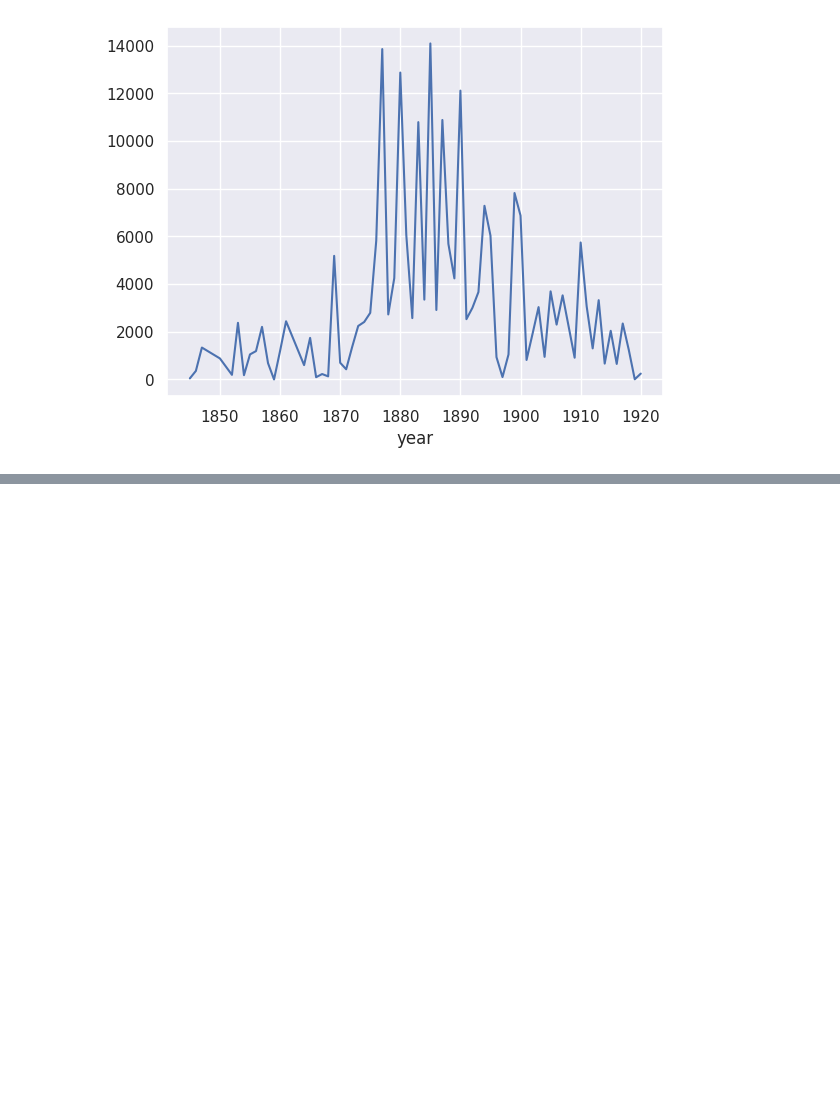
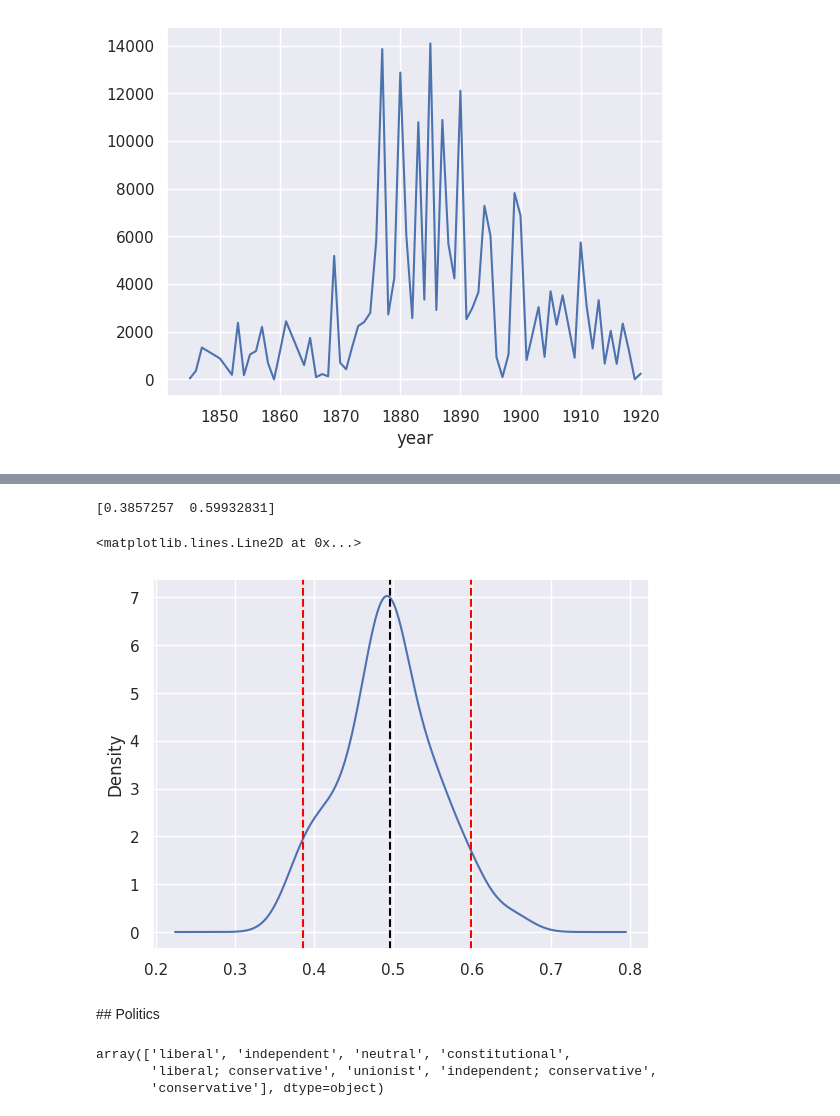
Before and after one commit to kasparvonbeelen/lancaster-newspaper-workshop, a Jupyter notebook: word_counts.ipynb, the cells around one changed output, grey strips where cells are left out. Saved outputs shown, nothing was run; the diff lists cells and outputs as text; code cells hidden in the pictures; blank space fills up the shorter version.

```diff
--- a/word_counts.ipynb
+++ b/word_counts.ipynb
@@ -216,0 +244,20 @@ sns.lineplot(x='year',y='ratio', data=df)
+# %%
+import numpy as np
+percentiles = np.percentile(means,q=[5.,95.])
+print(percentiles)
+ax = pd.Series(means).plot(kind='density')
+ax.axvline(sum(scores)/len(scores), color="black", linestyle="dashed")
+ax.axvline(percentiles[0], color="red", linestyle="dashed")
+ax.axvline(percentiles[1], color="red", linestyle="dashed")
+# %% [output]
+[0.3857257  0.59932831]
+<matplotlib.lines.Line2D at 0x...>
+[figure, added]
+# %% [markdown]
+## Politics
+# %%
+df.political_leaning_label.unique()
+# %% [output]
+array(['liberal', 'independent', 'neutral', 'constitutional',
+       'liberal; conservative', 'unionist', 'independent; conservative',
+       'conservative'], dtype=object)
```
Also changed, not shown: parts of 13 cells of this notebook.
